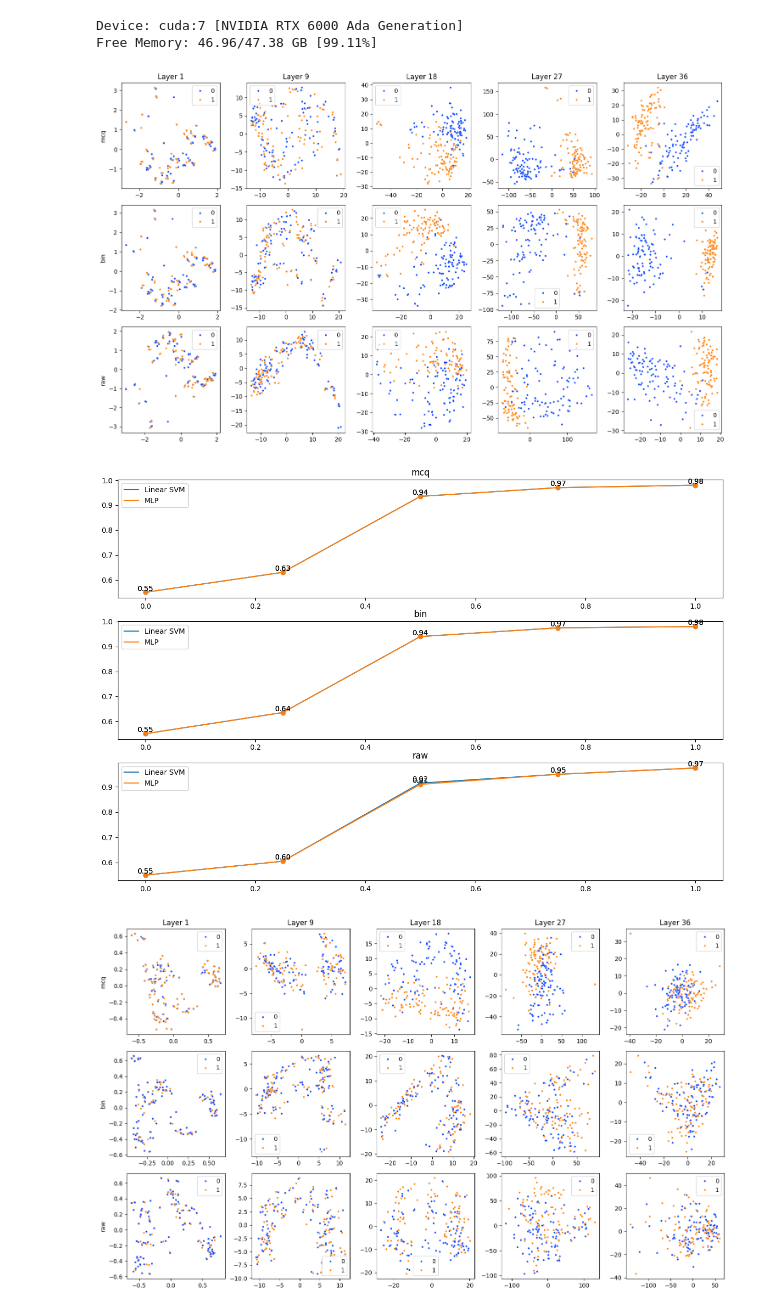
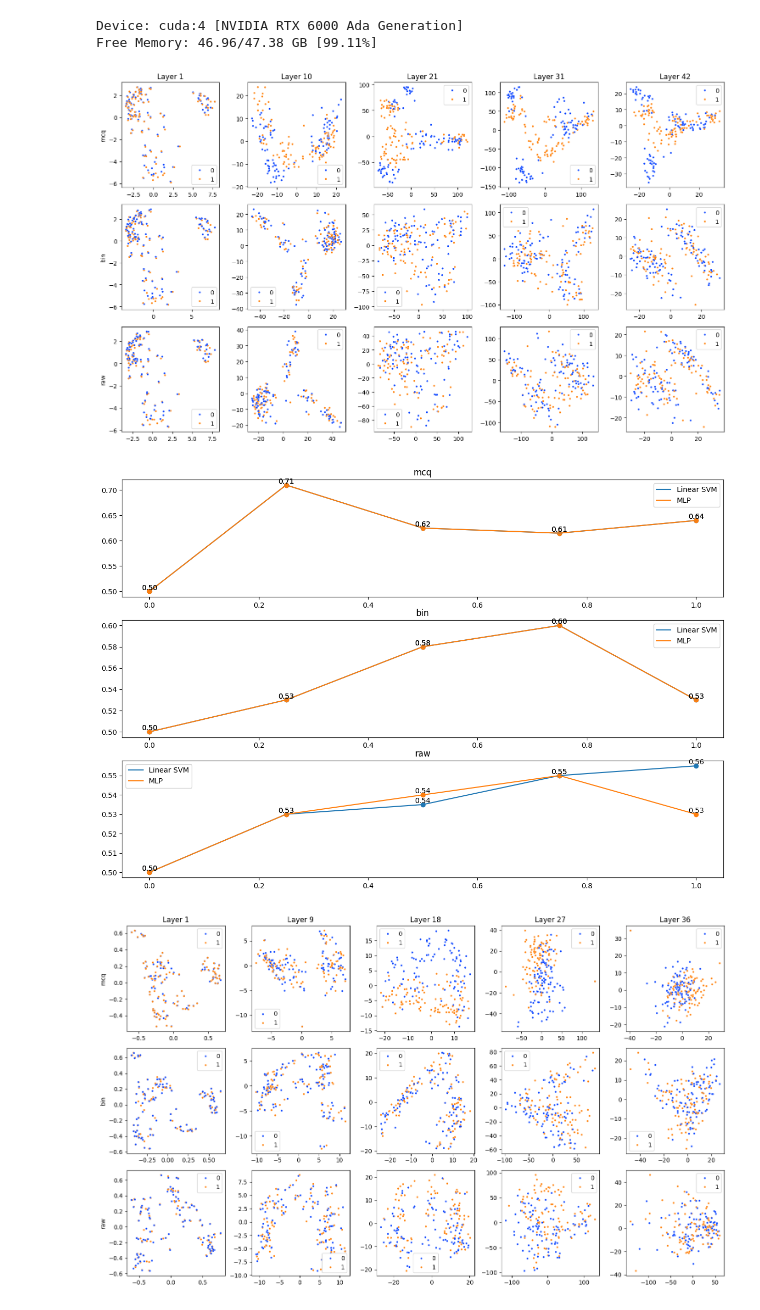
Before and after one commit to cpratim/LLM-Grammar-Embeddings, a Jupyter notebook: src/layers.ipynb, the cells around one changed output. Saved outputs shown, nothing was run; the diff lists cells and outputs as text; code cells hidden in the pictures.

```diff
--- a/src/layers.ipynb
+++ b/src/layers.ipynb
@@ -20,18 +20,18 @@ from random import shuffle
 import torch
 import json
 # %%
-device = torch.device("cuda:7" if torch.cuda.is_available() else "cpu")
+device = torch.device("cuda:4" if torch.cuda.is_available() else "cpu")
 get_device_memory_report(device)
 # %% [output]
-Device: cuda:7 [NVIDIA RTX 6000 Ada Generation]
+Device: cuda:4 [NVIDIA RTX 6000 Ada Generation]
 Free Memory: 46.96/47.38 GB [99.11%]
 # %%
-# gemma_9B, gemma_9B_tokenizer = load_altered_attention_model(
-#     "google/gemma-2-9b-it", device, model_type="gemma"
+gemma_9B, gemma_9B_tokenizer = load_altered_attention_model(
+    "google/gemma-2-9b-it", device, model_type="gemma"
+)
+# qwen_8B, qwen_8B_tokenizer = load_altered_attention_model(
+#     "qwen/qwen3-8b", device, model_type="qwen"
 # )
-qwen_8B, qwen_8B_tokenizer = load_altered_attention_model(
-    "qwen/qwen3-8b", device, model_type="qwen"
-)
 # llama_8B, llama_8B_tokenizer = load_altered_attention_model(
 #     "meta-llama/Llama-3.1-8B-Instruct", device, model_type="llama"
 # )
@@ -57,8 +57,8 @@ shuffle(grammar_data)
 grammar_data = grammar_data[:100]
 grammar_embeddings = load_embeddings_dataset(
     grammar_data,
-    qwen_8B,
-    qwen_8B_tokenizer,
+    gemma_9B,
+    gemma_9B_tokenizer,
     device,
     types_=["mcq", "bin", "raw"],
     use_tqdm=True,
@@ -129,7 +129,7 @@ def plot_all_layers_divergence(
     plt.show()
 
 def get_linear_separation(X, y):
-    pca = PCA(n_components=10)
+    pca = PCA(n_components=3)
     result = pca.fit_transform(X)
     svm = SVC(kernel="linear")
     svm.fit(result, y)
@@ -172,11 +172,11 @@ def plot_all_layers_separation(embeddings, divisions=[0, 0.25, 0.5, 0.75, 1]):
         axs[i].set_title(type_)
         axs[i].legend()
 # %%
-plot_all_layers_divergence(numerical_embeddings, method="pca")
-plot_all_layers_separation(numerical_embeddings)
+plot_all_layers_divergence(grammar_embeddings, method="pca")
+plot_all_layers_separation(grammar_embeddings)
 # %% [output]
-[figure, old version]
+[figure, new version]
-[figure, old version]
+[figure, new version]
 # %%
 plot_all_layers_divergence(word_problems_embeddings, method="pca")
 plot_all_layers_separation(word_problems_embeddings)
```
Also changed, not shown: 20 other files.
